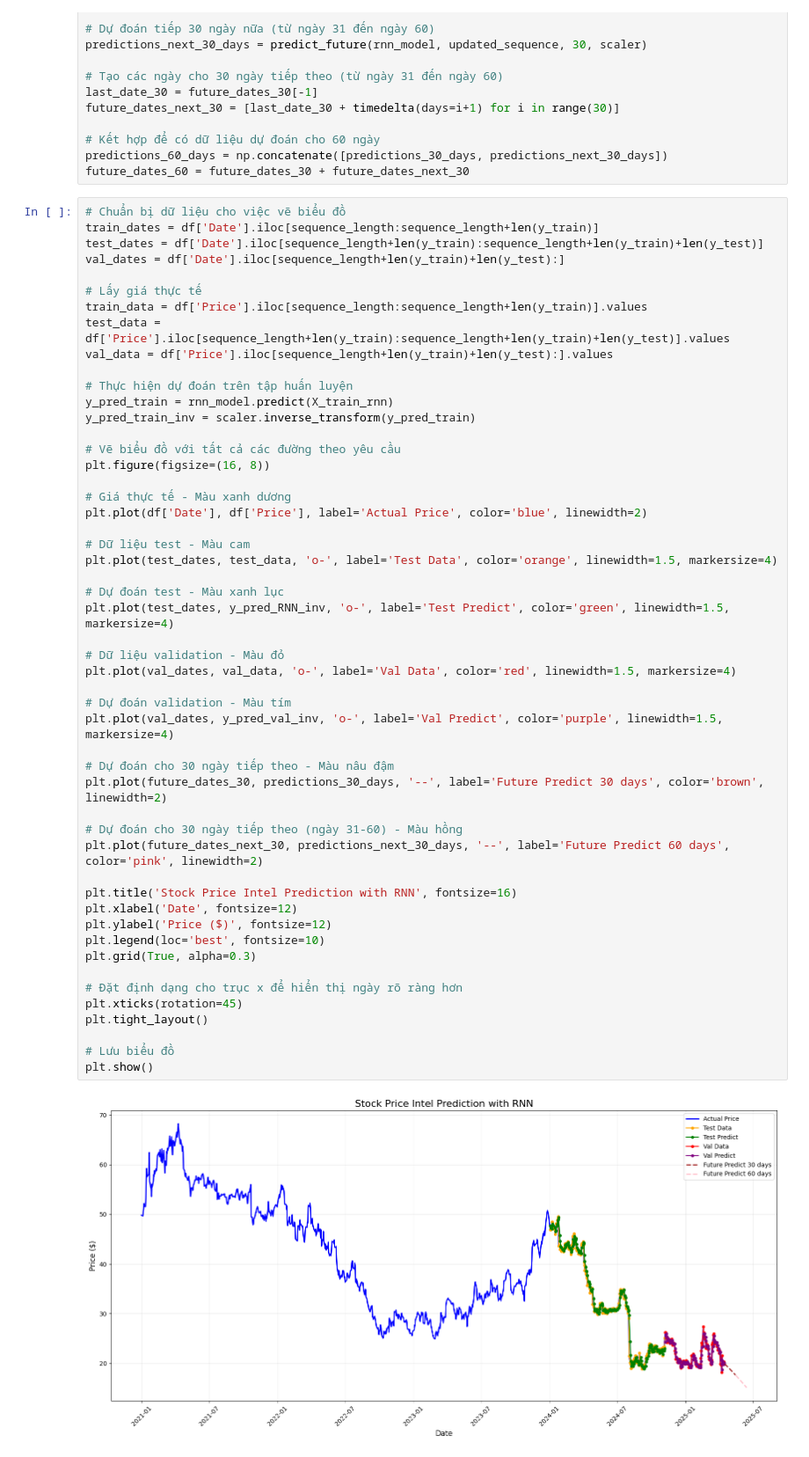
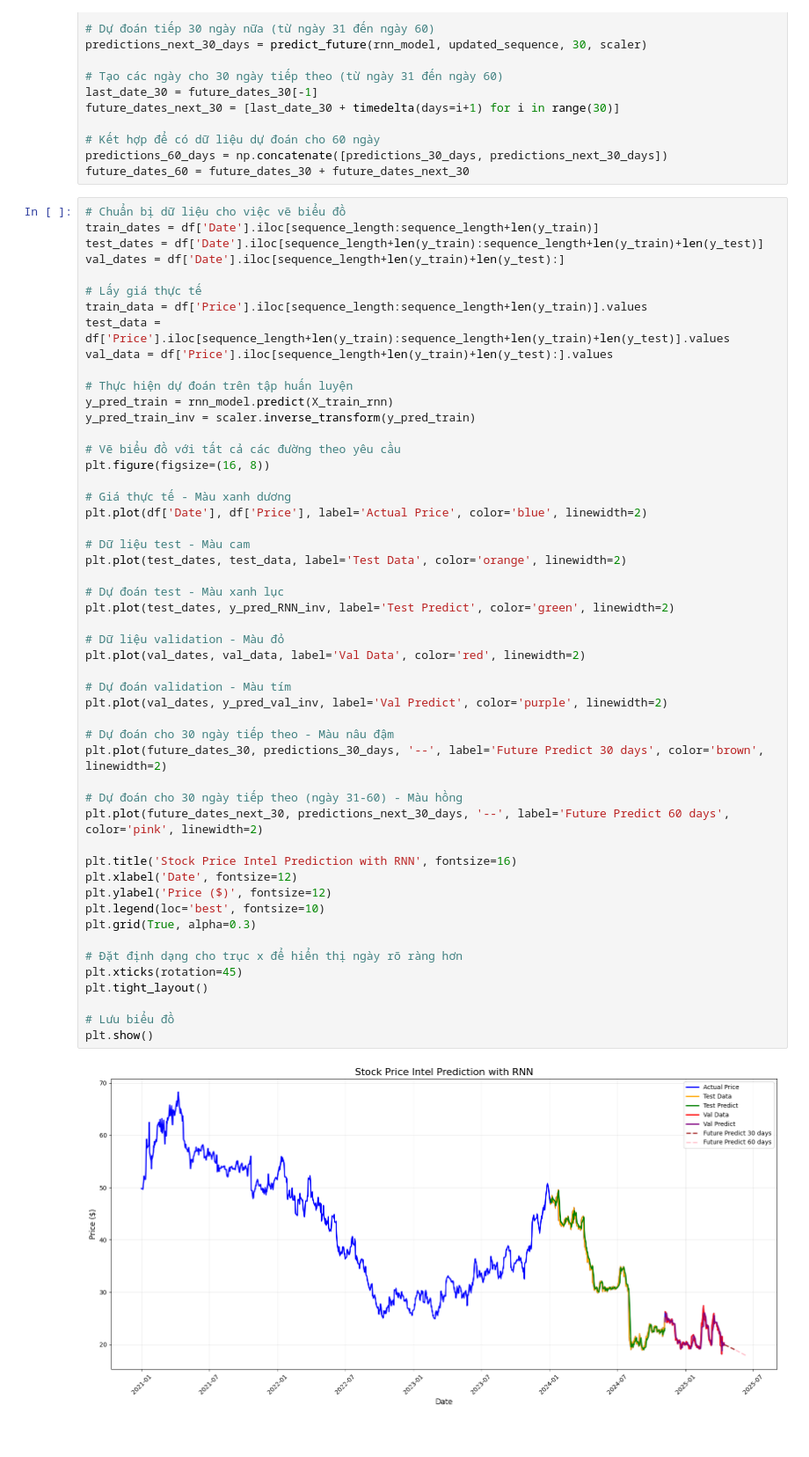
Before and after one commit to tuananhnguyen2004/IS403.P23_Nhom3, a Jupyter notebook: Model/RNN/RNN_intel.ipynb, the cells around one changed output. Shown at 88% size. Cells and saved outputs as stored; diff of their text form.

```diff
--- a/Model/RNN/RNN_intel.ipynb
+++ b/Model/RNN/RNN_intel.ipynb
@@ -346,35 +346,35 @@ plt.figure(figsize=(16, 8))
 # Giá thực tế - Màu xanh dương
 plt.plot(df['Date'], df['Price'], label='Actual Price', color='blue', linewidth=2)
 
 # Dữ liệu test - Màu cam
-plt.plot(test_dates, test_data, 'o-', label='Test Data', color='orange', linewidth=1.5, markersize=4)
+plt.plot(test_dates, test_data, label='Test Data', color='orange', linewidth=2)
 
 # Dự đoán test - Màu xanh lục
-plt.plot(test_dates, y_pred_RNN_inv, 'o-', label='Test Predict', color='green', linewidth=1.5, markersize=4)
+plt.plot(test_dates, y_pred_RNN_inv, label='Test Predict', color='green', linewidth=2)
 
 # Dữ liệu validation - Màu đỏ
-plt.plot(val_dates, val_data, 'o-', label='Val Data', color='red', linewidth=1.5, markersize=4)
+plt.plot(val_dates, val_data, label='Val Data', color='red', linewidth=2)
 
 # Dự đoán validation - Màu tím
-plt.plot(val_dates, y_pred_val_inv, 'o-', label='Val Predict', color='purple', linewidth=1.5, markersize=4)
+plt.plot(val_dates, y_pred_val_inv, label='Val Predict', color='purple', linewidth=2)
 
 # Dự đoán cho 30 ngày tiếp theo - Màu nâu đậm
 plt.plot(future_dates_30, predictions_30_days, '--', label='Future Predict 30 days', color='brown', linewidth=2)
 
 # Dự đoán cho 30 ngày tiếp theo (ngày 31-60) - Màu hồng
 plt.plot(future_dates_next_30, predictions_next_30_days, '--', label='Future Predict 60 days', color='pink', linewidth=2)
 
 plt.title('Stock Price Intel Prediction with RNN', fontsize=16)
 plt.xlabel('Date', fontsize=12)
 plt.ylabel('Price ($)', fontsize=12)
 plt.legend(loc='best', fontsize=10)
 plt.grid(True, alpha=0.3)
 
 # Đặt định dạng cho trục x để hiển thị ngày rõ ràng hơn
 plt.xticks(rotation=45)
 plt.tight_layout()
 
 # Lưu biểu đồ
 plt.show()
 # %% [output]
-[figure, old version]
+[figure, new version]
```
Also changed, not shown: parts of 3 cells of this notebook, 1 other file.
